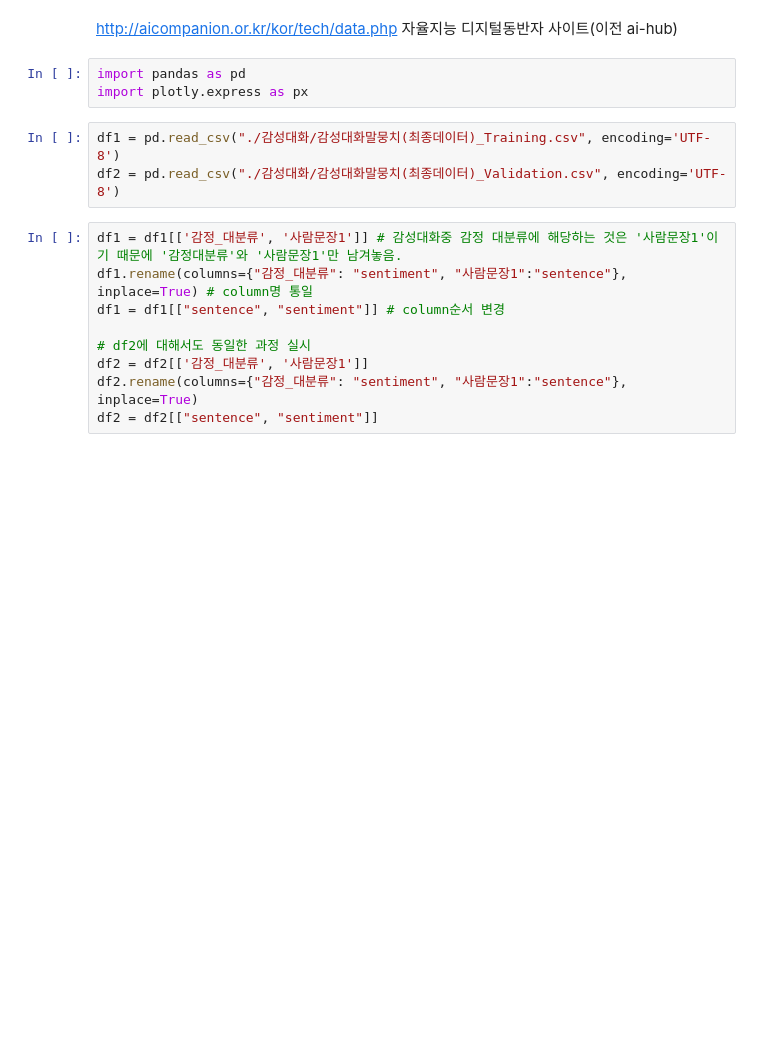
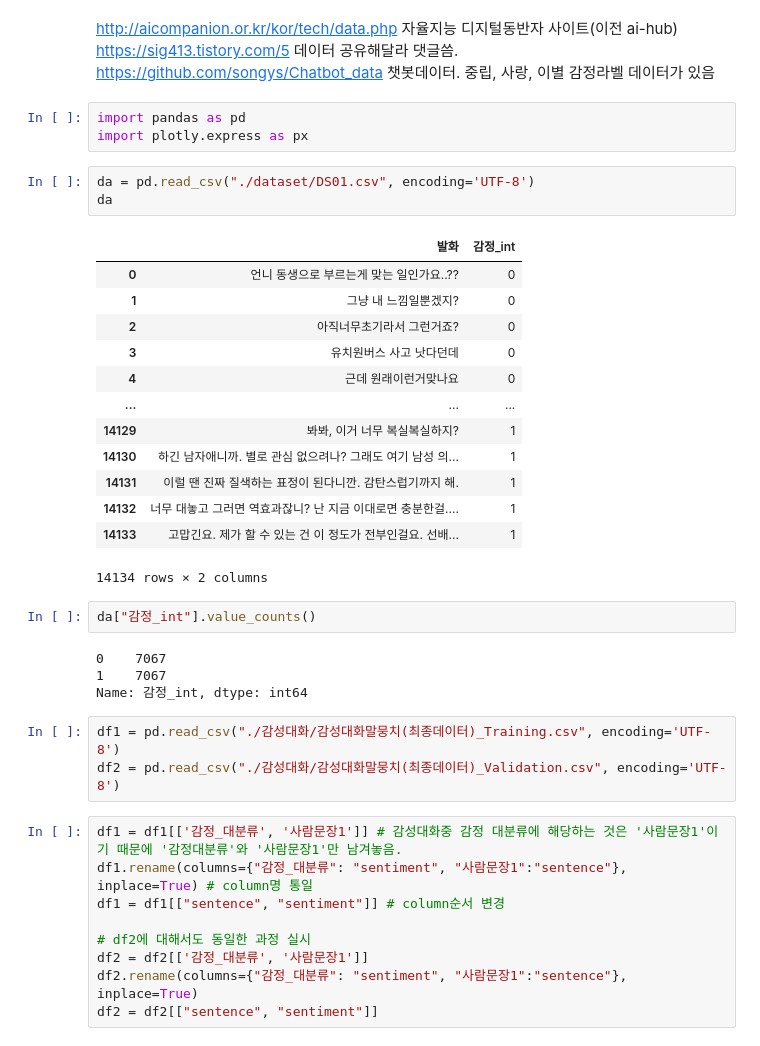
Before and after one commit to DDalaDDula/NIFoS, a Jupyter notebook: Sentiment_analysis/preprocessing.ipynb, the cells around one changed output. Drawn from its saved outputs; the diff is of its cells as text; blank space fills up the shorter version.

```diff
--- a/Sentiment_analysis/preprocessing.ipynb
+++ b/Sentiment_analysis/preprocessing.ipynb
@@ -1,8 +1,33 @@
 # %% [markdown]
 http://aicompanion.or.kr/kor/tech/data.php 자율지능 디지털동반자 사이트(이전 ai-hub)
+https://sig413.tistory.com/5 데이터 공유해달라 댓글씀.
+https://github.com/songys/Chatbot_data 챗봇데이터. 중립, 사랑, 이별 감정라벨 데이터가 있음
 # %%
 import pandas as pd
 import plotly.express as px
+# %%
+da = pd.read_csv("./dataset/DS01.csv", encoding='UTF-8')
+da
+# %% [output]
+|  | 발화 | 감정_int |
+| 0 | 언니 동생으로 부르는게 맞는 일인가요..?? | 0 |
+| 1 | 그냥 내 느낌일뿐겠지? | 0 |
+| 2 | 아직너무초기라서 그런거죠? | 0 |
+| 3 | 유치원버스 사고 낫다던데 | 0 |
+| 4 | 근데 원래이런거맞나요 | 0 |
+| ... | ... | ... |
+| 14129 | 봐봐, 이거 너무 복실복실하지? | 1 |
+| 14130 | 하긴 남자애니까. 별로 관심 없으려나? 그래도 여기 남성 의... | 1 |
+| 14131 | 이럴 땐 진짜 질색하는 표정이 된다니깐. 감탄스럽기까지 해. | 1 |
+| 14132 | 너무 대놓고 그러면 역효과잖니? 난 지금 이대로면 충분한걸.... | 1 |
+| 14133 | 고맙긴요. 제가 할 수 있는 건 이 정도가 전부인걸요. 선배... | 1 |
+14134 rows × 2 columns
+# %%
+da["감정_int"].value_counts()
+# %% [output]
+0    7067
+1    7067
+Name: 감정_int, dtype: int64
 # %%
 df1 = pd.read_csv("./감성대화/감성대화말뭉치(최종데이터)_Training.csv", encoding='UTF-8')
 df2 = pd.read_csv("./감성대화/감성대화말뭉치(최종데이터)_Validation.csv", encoding='UTF-8')
```
Also changed, not shown: parts of 1 cell of this notebook, 8 other files.
